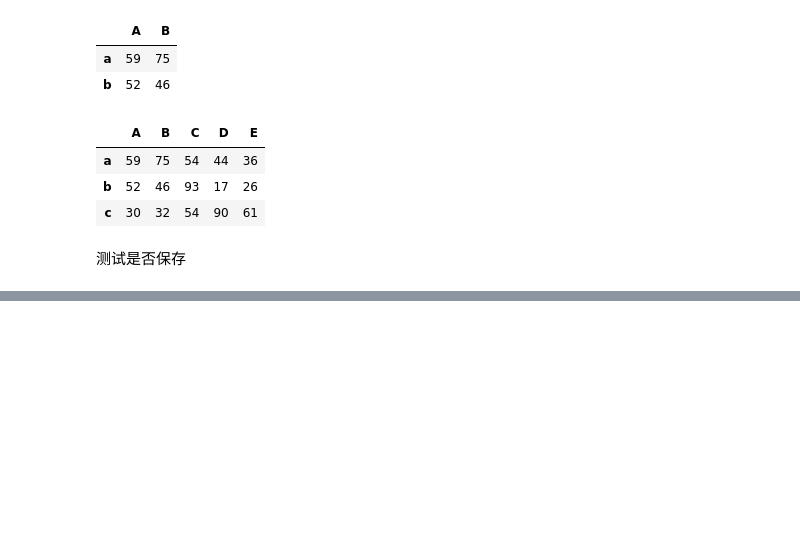
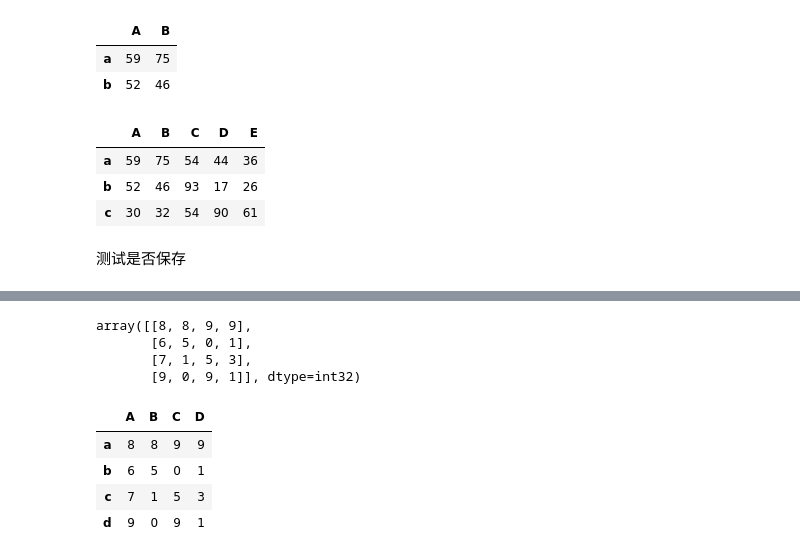
Before and after one commit to IrvingWood/pink, a Jupyter notebook: pandas_object.ipynb, the cells around one changed output, grey strips where cells are left out. Cells and saved outputs as stored; diff of their text form; code cells hidden in the pictures; blank space fills up the shorter version.

```diff
--- a/pandas_object.ipynb
+++ b/pandas_object.ipynb
@@ -1120,0 +1240,16 @@ df
+# %%
+arr = df2.values
+arr
+# %% [output]
+array([[8, 8, 9, 9],
+       [6, 5, 0, 1],
+       [7, 1, 5, 3],
+       [9, 0, 9, 1]], dtype=int32)
+# %%
+df2
+# %% [output]
+|  | A | B | C | D |
+| a | 8 | 8 | 9 | 9 |
+| b | 6 | 5 | 0 | 1 |
+| c | 7 | 1 | 5 | 3 |
+| d | 9 | 0 | 9 | 1 |
```
Also changed, not shown: parts of 29 cells of this notebook.
